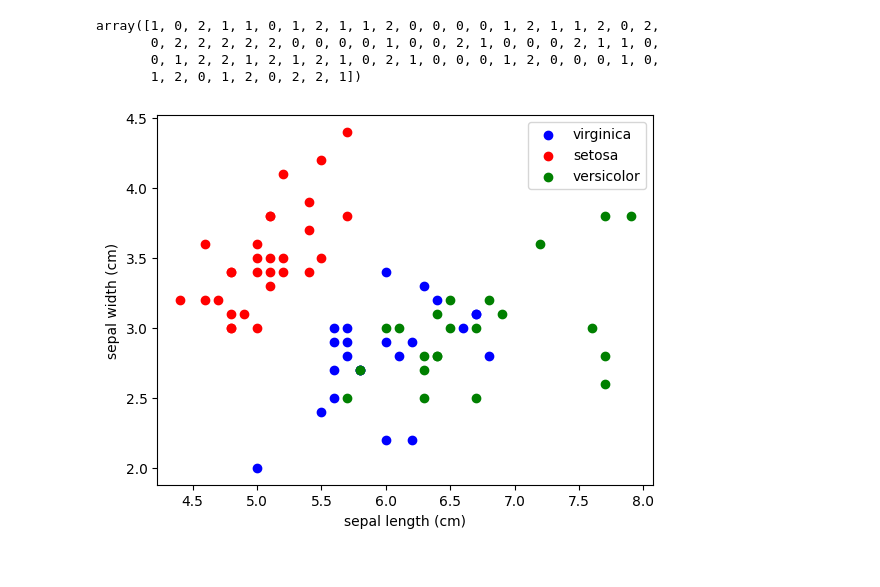
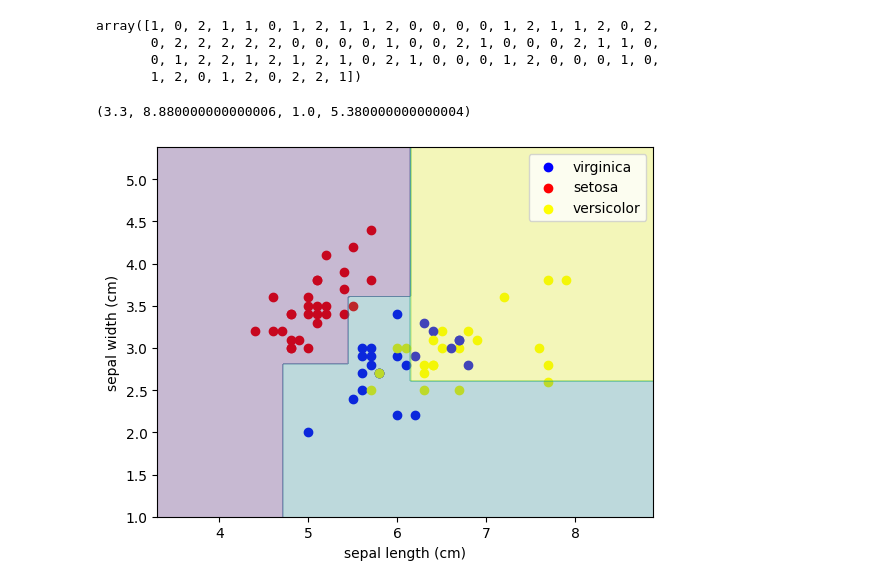
Before and after one commit to andreasmk/Iris-Classification, a Jupyter notebook: iris.ipynb, the cells around one changed output. Saved outputs shown, nothing was run; the diff lists cells and outputs as text; code cells hidden in the pictures.

```diff
--- a/iris.ipynb
+++ b/iris.ipynb
@@ -231,18 +231,37 @@ array([1, 0, 2, 1, 1, 0, 1, 2, 1, 1, 2, 0, 0, 0, 0, 1, 2, 1, 1, 2, 0, 2,
        0, 1, 2, 2, 1, 2, 1, 2, 1, 0, 2, 1, 0, 0, 0, 1, 2, 0, 0, 0, 1, 0,
        1, 2, 0, 1, 2, 0, 2, 2, 1])
 # %%
+h = 0.02
+a = df.get("sepal length (cm)")
+b = df.get("sepal width (cm)")
+x_min, x_max = a.min() - 1, a.max() + 1
+y_min, y_max = b.min() - 1, b.max() + 1
+xx, yy = np.meshgrid(np.arange(x_min, x_max, h), np.arange(y_min, y_max, h))
+
+# Plot the decision boundary. For that, we will assign a color to each
+# point in the mesh [x_min, m_max]x[y_min, y_max].
+Z = clf.predict(np.c_[xx.ravel(), yy.ravel()])
+# Put the result into a color plot
+Z = Z.reshape(xx.shape)
+
 color = "white"
 for i in range(len(y_data)):
     if y_data[i] == 0:
         color = "red"
     elif y_data[i] == 1:
         color = "blue"
     else:
-        color = "green"
+        color = "yellow"
     plt.scatter(X_data[i][0], X_data[i][1], color=color)
     plt.xlabel("sepal length (cm)")
     plt.ylabel("sepal width (cm)")
     plt.legend(["virginica", "setosa", "versicolor"])
     # plt.contourf()
+
+cs = plt.contourf(xx, yy, Z, c_map=plt.cm.RdYlBu, alpha=0.3)
+# cs.cmap.set_over('blue')
+# cs.cmap.set_under('green')
+plt.axis('tight')
 # %% [output]
+(3.3, 8.880000000000006, 1.0, 5.380000000000004)
-[figure, old version]
+[figure, new version]
```
Also changed, not shown: parts of 4 cells of this notebook.
